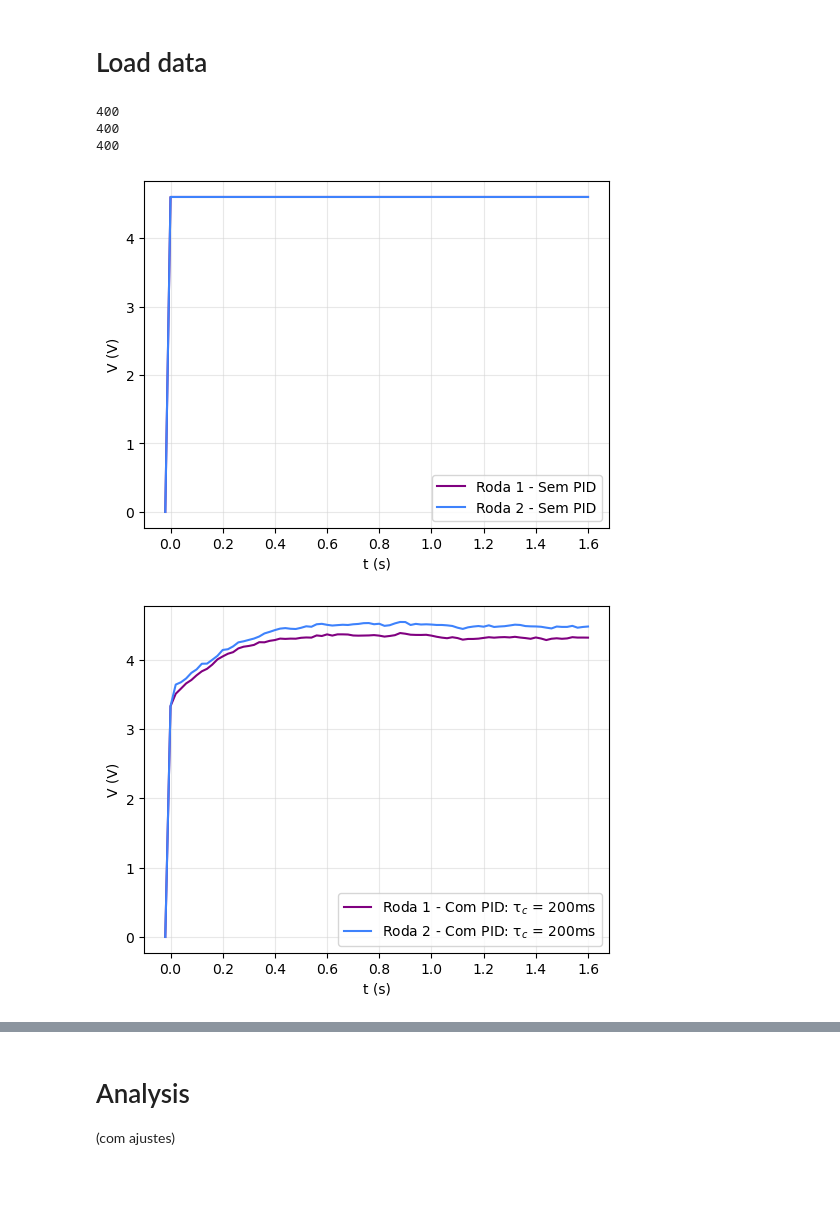
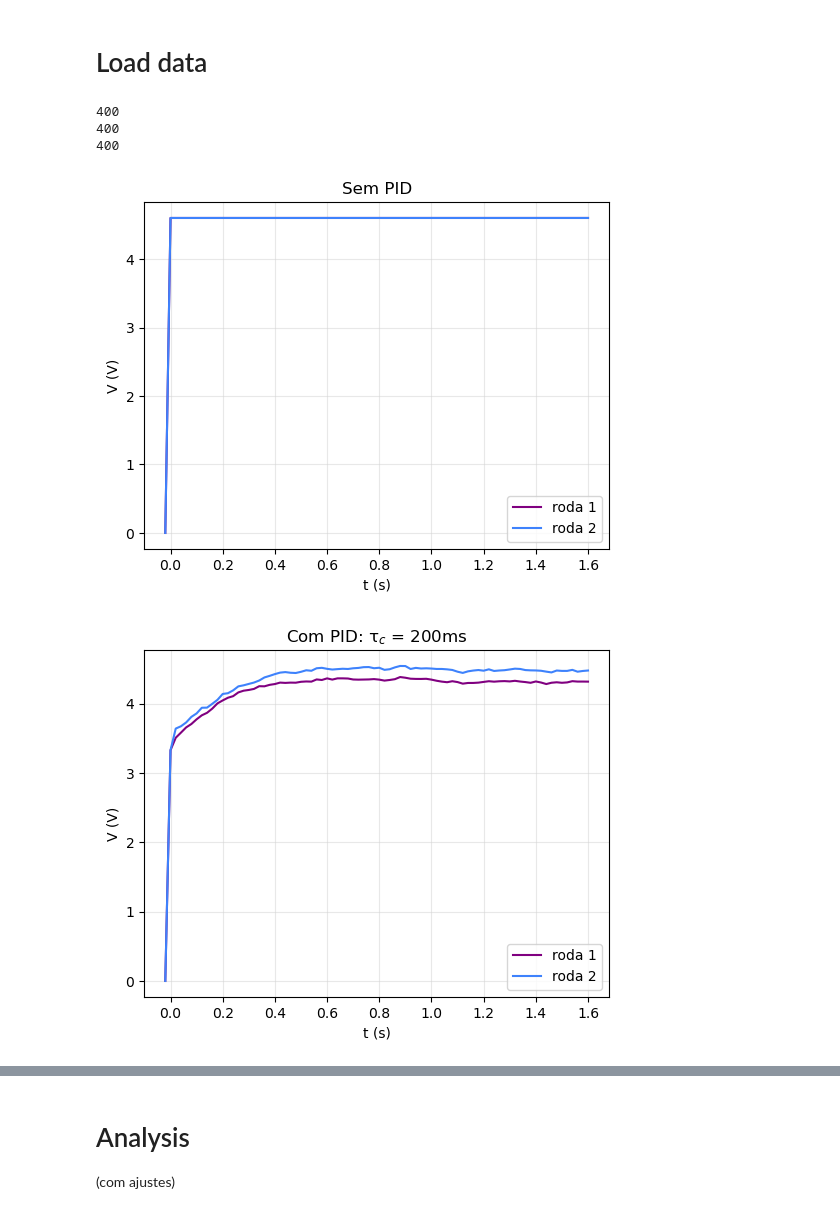
Before and after one commit to sergisousa/Robotica2026, a Jupyter notebook: Análises/Cálculo PID.ipynb, the cells around one changed output, grey strips where cells are left out. Saved outputs shown, nothing was run; the diff lists cells and outputs as text; code cells hidden in the pictures; blank space fills up the shorter version.

```diff
--- a/Análises/Cálculo PID.ipynb
+++ b/Análises/Cálculo PID.ipynb
@@ -41,39 +41,39 @@ grid_color = 'lightgray'
 data = {} # dictionary to store data
 
 for i, f in enumerate(files):
     d = np.loadtxt(data_dir / f).T # import data
     data[names[i]] = d # store in dictionary
     num = len(d[0]) # check size (must be 400)
     print(num)
 
     t = d[0]
     u1 = d[1]
     u2 = d[2]
 
     if PID_bol[i] == 0:
         d[3] /= np.mean(u1[n_u_start[i]:n_u_end[i]])
         d[4] /= np.mean(u2[n_u_start[i]:n_u_end[i]])
 
     # check voltage is correct
 
     fig_u, ax_u = plt.subplots(figsize = (6, 4.5))
-    ax_u.plot(t[n_start[i] - 1:n_end[i]] - t[n_start[i]], u1[n_start[i] - 1:n_end[i]], color = plot_colors[0] , label = f'Roda 1 - {names[i]}')
-    ax_u.plot(t[n_start[i] - 1:n_end[i]] - t[n_start[i]], u2[n_start[i] - 1:n_end[i]], color = plot_colors[1] , label = f'Roda 2 - {names[i]}')
+    ax_u.plot(t[n_start[i] - 1:n_end[i]] - t[n_start[i]], u1[n_start[i] - 1:n_end[i]], color = plot_colors[0] , label = f'roda 1')
+    ax_u.plot(t[n_start[i] - 1:n_end[i]] - t[n_start[i]], u2[n_start[i] - 1:n_end[i]], color = plot_colors[1] , label = f'roda 2')
     ax_u.grid(color = grid_color, alpha = 0.5)
     ax_u.set_xlabel('t (s)')
     ax_u.set_ylabel('V (V)')
-    ax_u.legend()
+    ax_u.set_title(names[i])
+    ax_u.legend(loc = 'lower right')
 
-    file_aj_name = f'tensão_Com PID_tau={int(tau_ts[i - 1]*1000)}'
-    file_all_name = f'tensão_Com PID_tau={int(tau_ts[i - 1]*1000)}'
+    file_u_name = f'tensão_Com PID_tau={int(tau_ts[i - 1]*1000)}'
 
     if PID_bol[i] == 0: # if no PID we will determine it
-        file_aj_name = 'tensão_Sem PID'
+        file_u_name = 'tensão_Sem PID'
 
-    fig_u.savefig(im_dir/file_all_name, dpi = 200, bbox_inches = 'tight')
+    fig_u.savefig(im_dir/file_u_name, dpi = 200, bbox_inches = 'tight')
 # %% [output]
 400
 400
 400
-[figure, old version]
+[figure, new version]
-[figure, old version]
+[figure, new version]
```
Also changed, not shown: parts of 1 cell of this notebook, 2 other files.
